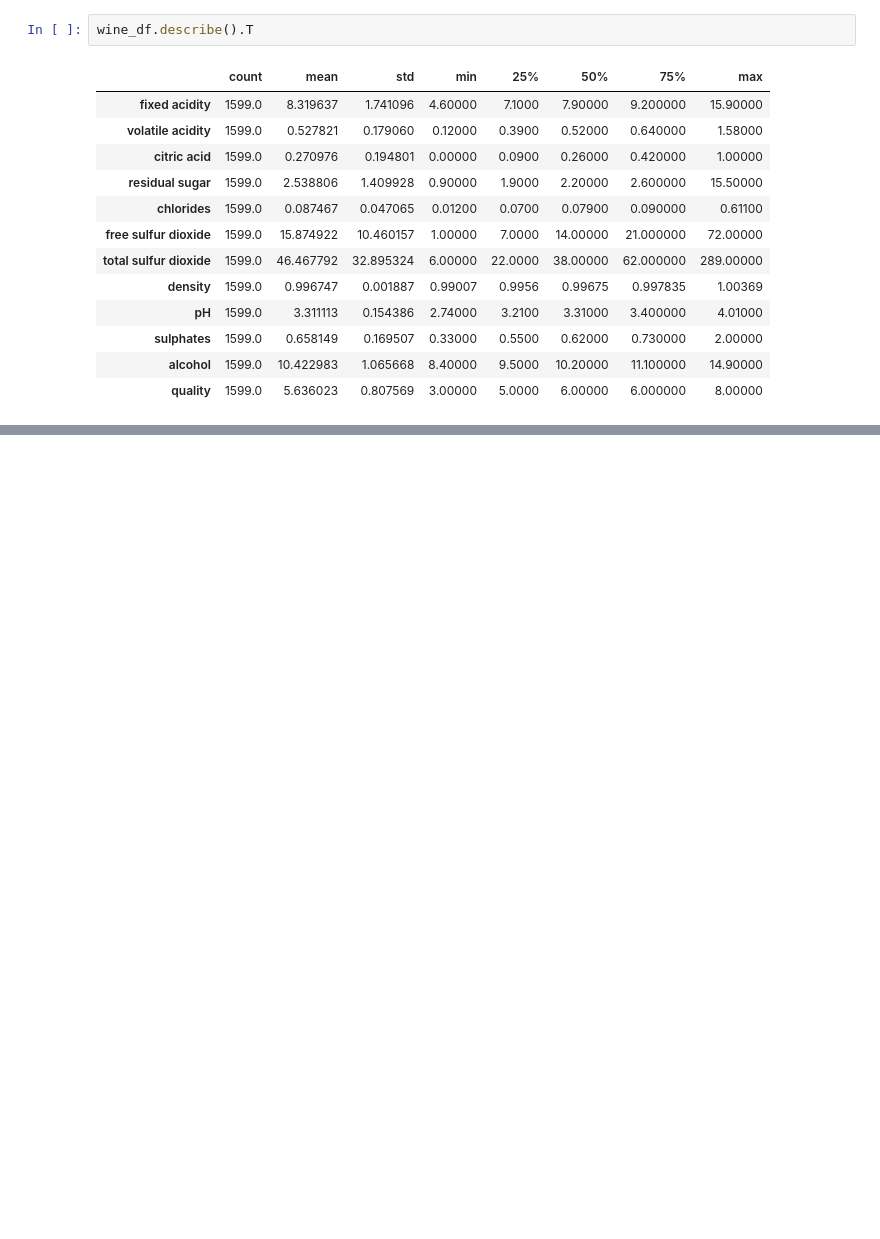
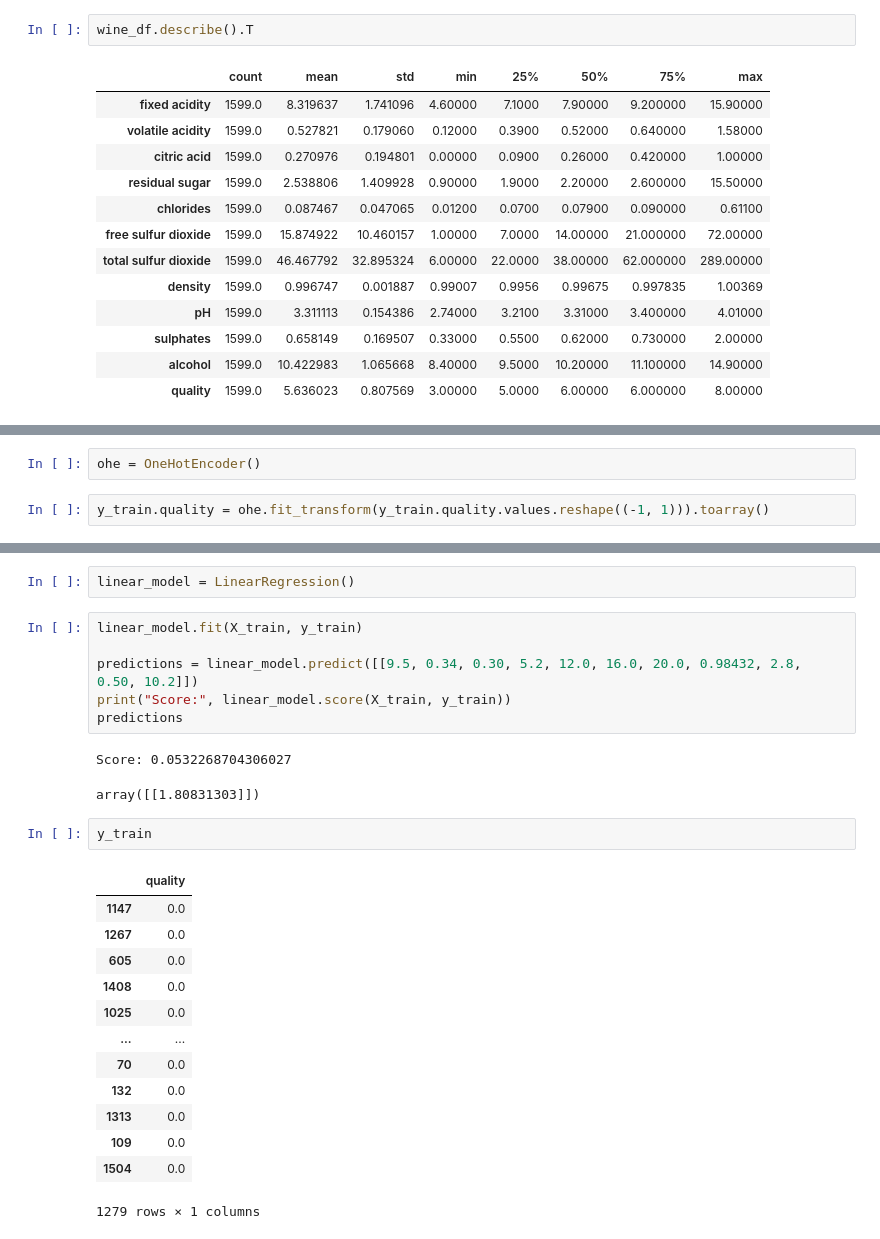
Before and after one commit to jeffersonzaki/MOD4_Project, a Jupyter notebook: eda.ipynb, the cells around one changed output, grey strips where cells are left out. Drawn from its saved outputs; the diff is of its cells as text; blank space fills up the shorter version.

```diff
--- a/eda.ipynb
+++ b/eda.ipynb
@@ -51,0 +143,4 @@ sns.pairplot(wine_df)
+# %%
+ohe = OneHotEncoder()
+# %%
+y_train.quality = ohe.fit_transform(y_train.quality.values.reshape((-1, 1))).toarray()
@@ -51,0 +171,27 @@ sns.pairplot(wine_df)
+# %%
+linear_model = LinearRegression()
+# %%
+linear_model.fit(X_train, y_train)
+
+predictions = linear_model.predict([[9.5, 0.34, 0.30, 5.2, 12.0, 16.0, 20.0, 0.98432, 2.8, 0.50, 10.2]])
+print("Score:", linear_model.score(X_train, y_train))
+predictions
+# %% [output]
+Score: 0.0532268704306027
+array([[1.80831303]])
+# %%
+y_train
+# %% [output]
+|  | quality |
+| 1147 | 0.0 |
+| 1267 | 0.0 |
+| 605 | 0.0 |
+| 1408 | 0.0 |
+| 1025 | 0.0 |
+| ... | ... |
+| 70 | 0.0 |
+| 132 | 0.0 |
+| 1313 | 0.0 |
+| 109 | 0.0 |
+| 1504 | 0.0 |
+1279 rows × 1 columns
```
Also changed, not shown: parts of 20 cells of this notebook.
